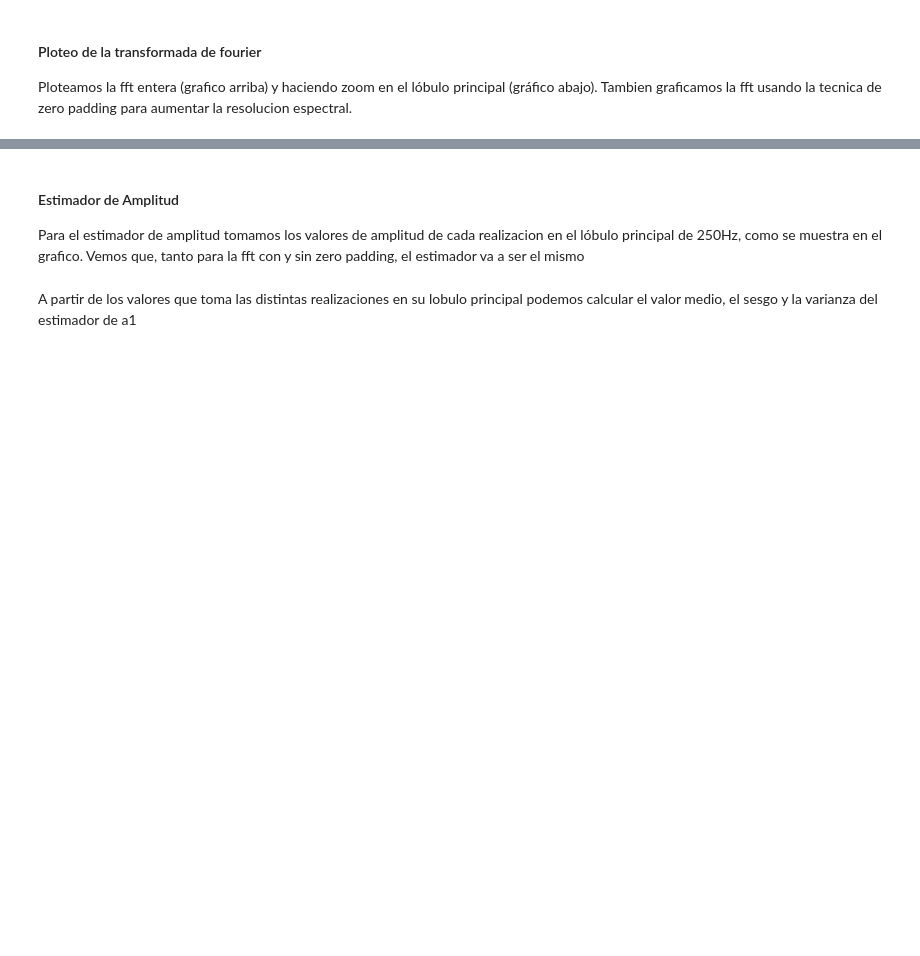
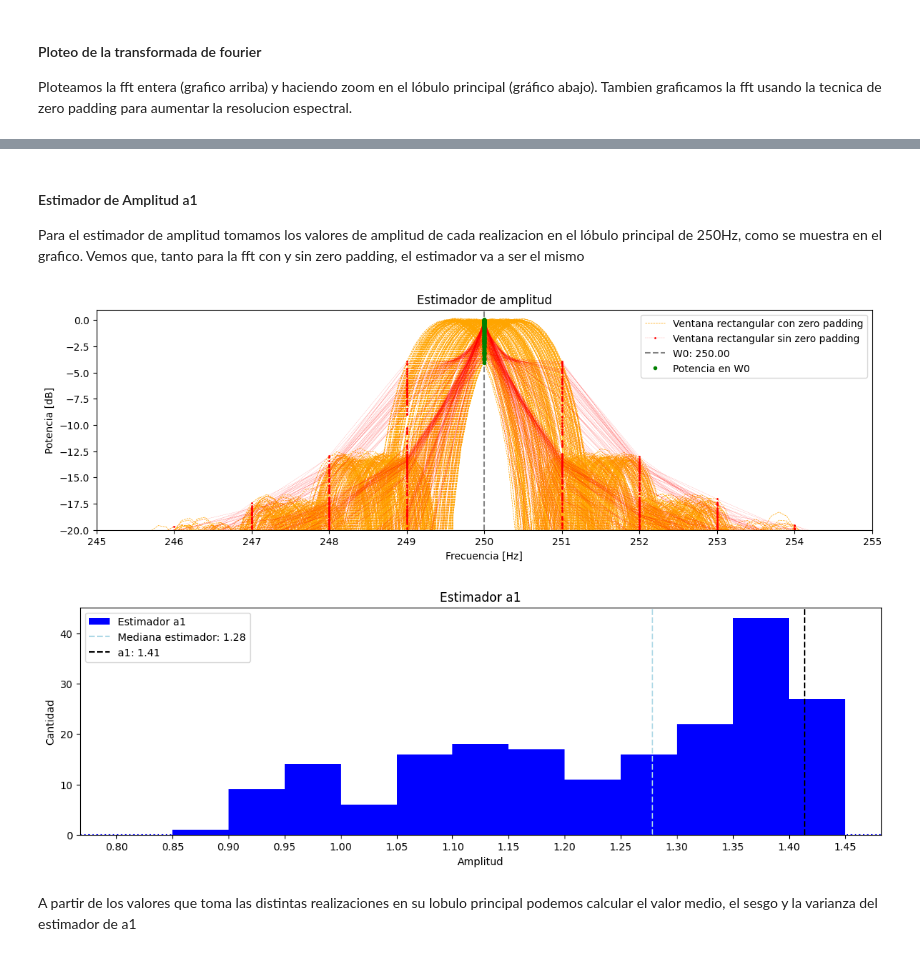
Before and after one commit to Martin-Sirito/PDS2023, a Jupyter notebook: TS4/TS4.ipynb, the cells around one changed output, grey strips where cells are left out. Saved outputs shown, nothing was run; the diff lists cells and outputs as text; code cells hidden in the pictures; blank space fills up the shorter version.

```diff
--- a/TS4/TS4.ipynb
+++ b/TS4/TS4.ipynb
@@ -116,41 +119,45 @@ plt.show()
 # %% [markdown]
-#### Estimador de Amplitud
+#### Estimador de Amplitud a1
 Para el estimador de amplitud tomamos los valores de amplitud de cada realizacion en el lóbulo principal de 250Hz, como se muestra en el grafico. Vemos que, tanto para la fft con y sin zero padding, el estimador va a ser el mismo
 # %%
 est_a1 = 2*np.abs(fft_sig_boxcar[250]) #Nos quedamos con el valor en W0
+est_a1_db = 10* np.log10(est_a1**2/2)
 mediana_a1 = np.median(est_a1)
 sesgo_a1 = mediana_a1 - a1
 varianza_a1 = np.var(est_a1)
 
 plt.figure(1)
 plt.title("Estimador de amplitud")
 plt.xlabel("Frecuencia [Hz]")
 plt.ylabel("Potencia [dB]")
 plt.xlim([0, nn/2])
 plt.plot( [], [], label="Ventana rectangular con zero padding",color='orange', linestyle='--', linewidth=.5)
-plt.plot( ffzpad[bfreczpad], 10* np.log10(2*dp_sig_boxcar_zp), color='orange', linestyle='--', linewidth=.5, zorder=0)
+plt.plot( ffzpad[bfreczpad], dp_sig_boxcar_db_zp, color='orange', linestyle='--', linewidth=.5, zorder=0)
 plt.plot( [], [], label="Ventana rectangular sin zero padding",color='red',    linestyle=':',  linewidth=.2, marker='o', markersize=1)
-plt.plot( ff[bfrec],         10* np.log10(2*dp_sig_boxcar),    color='red',    linestyle=':',  linewidth=.2, zorder=1, marker='o', markersize=1)
+plt.plot( ff[bfrec],         dp_sig_boxcar_db,    color='red',    linestyle=':',  linewidth=.2, zorder=1, marker='o', markersize=1)
 plt.axvline(W0, color='grey', linestyle='--', label=f'W0: {W0:.2f}', zorder=10)
 plt.xlim(W0-5*df, W0+5*df)
 plt.ylim(-20, 1)
 plt.plot( [], [], label="Potencia en W0",color='green',    linestyle=' ',  marker='o', markersize=3, zorder=1)
-plt.plot( np.ones(rr)*250, 10* np.log10(est_a1**2/2), color='green',    linestyle=' ',  marker='o', markersize=3, zorder=10)
+plt.plot( np.ones(200)*250, est_a1_db, color='green',    linestyle=' ',  marker='o', markersize=3, zorder=10)
 plt.legend(loc='upper right')
 plt.xticks(np.arange(W0-5*df, W0+5*df+1, df))
 
 plt.figure(4)
 plt.title("Estimador a1")
 plt.xlabel("Amplitud")
 plt.ylabel("Cantidad")
 bins = np.arange(.8, 1.5, .05)
 plt.hist( est_a1,  color='blue', label = 'Estimador a1', bins = bins)
 plt.xticks(bins)
 plt.axvline(mediana_a1, color='lightblue', linestyle='--', label=f'Mediana estimador: {mediana_a1:.2f}')
 plt.axvline(np.mean(a1), color='black', linestyle='--', label=f'a1: {a1:.2f}')
 plt.legend(loc='upper left')
 plt.axhline(0,  color='blue', linestyle=':', label='0dB')
 plt.show()
+# %% [output]
+[figure, added]
+[figure, added]
 # %% [markdown]
 A partir de los valores que toma las distintas realizaciones en su lobulo principal podemos calcular el valor medio, el sesgo y la varianza del estimador de a1
 # %%
```
Also changed, not shown: parts of 21 cells of this notebook.
